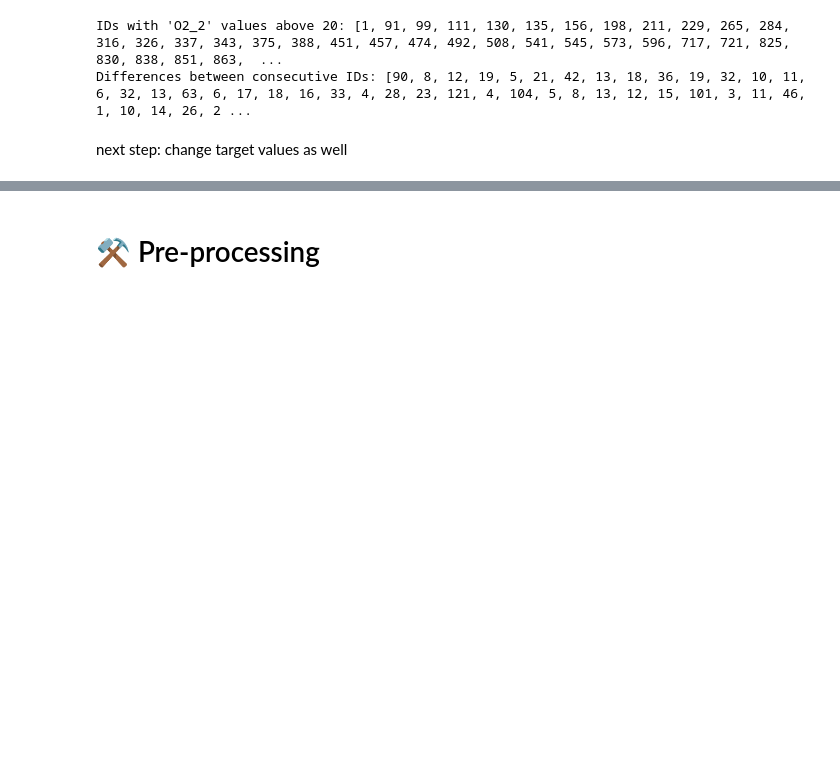
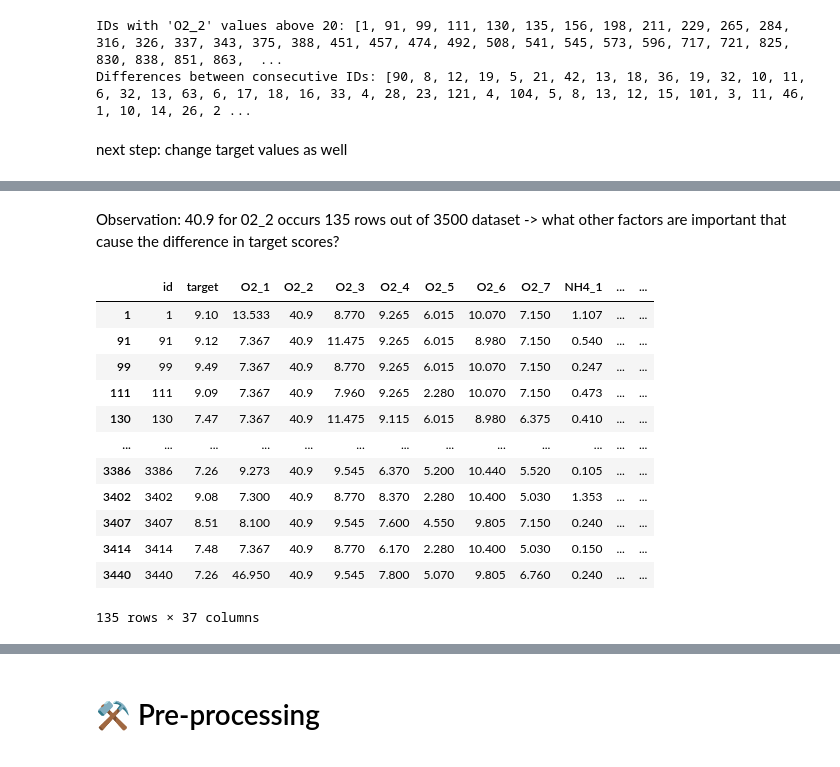
Before and after one commit to tonyhollaar/kaggle-competitions, a Jupyter notebook: improve-a-fixed-model-the-data-centric-way.ipynb, the cells around one changed output, grey strips where cells are left out. Drawn from its saved outputs; the diff is of its cells as text; code cells hidden in the pictures; blank space fills up the shorter version.

```diff
--- a/improve-a-fixed-model-the-data-centric-way.ipynb
+++ b/improve-a-fixed-model-the-data-centric-way.ipynb
@@ -729,0 +766,19 @@ next step: change target values as well
+# %% [markdown]
+Observation: 40.9 for 02_2 occurs 135 rows out of 3500 dataset -> what other factors are important that cause the difference in target scores?
+# %%
+filtered_df2 = df[df['O2_2'] == 40.9]
+filtered_df2
+# %% [output]
+|  | id | target | O2_1 | O2_2 | O2_3 | O2_4 | O2_5 | O2_6 | O2_7 | NH4_1 | ... | ... |
+| 1 | 1 | 9.10 | 13.533 | 40.9 | 8.770 | 9.265 | 6.015 | 10.070 | 7.150 | 1.107 | ... | ... |
+| 91 | 91 | 9.12 | 7.367 | 40.9 | 11.475 | 9.265 | 6.015 | 8.980 | 7.150 | 0.540 | ... | ... |
+| 99 | 99 | 9.49 | 7.367 | 40.9 | 8.770 | 9.265 | 6.015 | 10.070 | 7.150 | 0.247 | ... | ... |
+| 111 | 111 | 9.09 | 7.367 | 40.9 | 7.960 | 9.265 | 2.280 | 10.070 | 7.150 | 0.473 | ... | ... |
+| 130 | 130 | 7.47 | 7.367 | 40.9 | 11.475 | 9.115 | 6.015 | 8.980 | 6.375 | 0.410 | ... | ... |
+| ... | ... | ... | ... | ... | ... | ... | ... | ... | ... | ... | ... | ... |
+| 3386 | 3386 | 7.26 | 9.273 | 40.9 | 9.545 | 6.370 | 5.200 | 10.440 | 5.520 | 0.105 | ... | ... |
+| 3402 | 3402 | 9.08 | 7.300 | 40.9 | 8.770 | 8.370 | 2.280 | 10.400 | 5.030 | 1.353 | ... | ... |
+| 3407 | 3407 | 8.51 | 8.100 | 40.9 | 9.545 | 7.600 | 4.550 | 9.805 | 7.150 | 0.240 | ... | ... |
+| 3414 | 3414 | 7.48 | 7.367 | 40.9 | 8.770 | 6.170 | 2.280 | 10.400 | 5.030 | 0.150 | ... | ... |
+| 3440 | 3440 | 7.26 | 46.950 | 40.9 | 9.545 | 7.800 | 5.070 | 9.805 | 6.760 | 0.240 | ... | ... |
+135 rows × 37 columns
```
Also changed, not shown: parts of 13 cells of this notebook.
